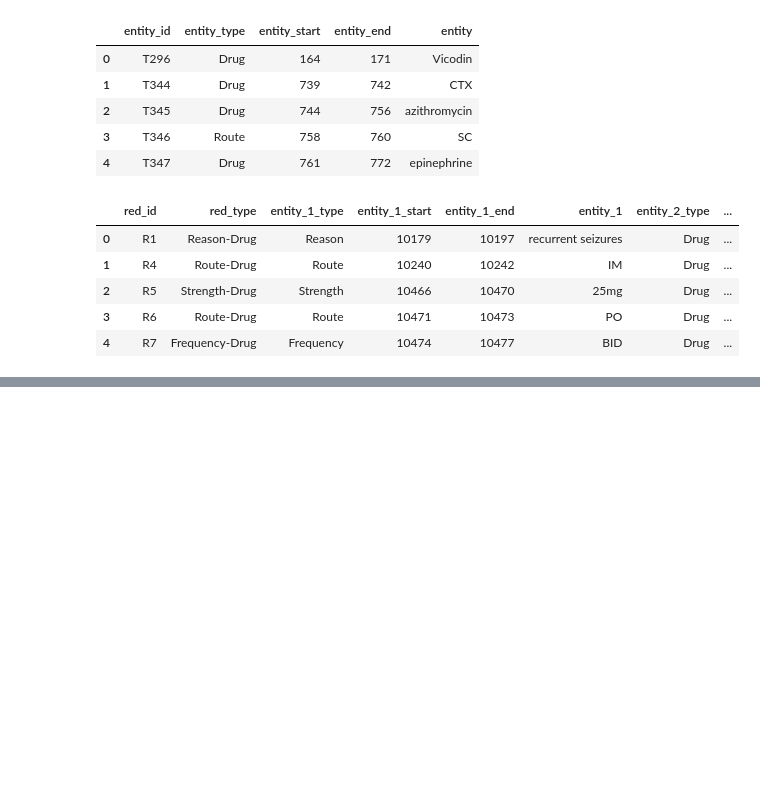
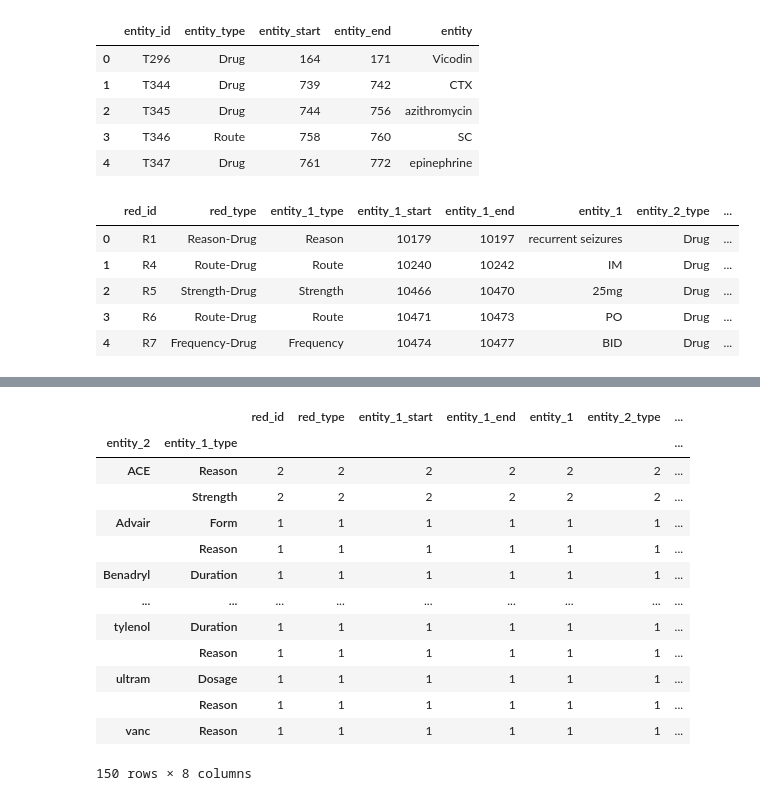
Before and after one commit to oakkas/n2c2_2018_task2_llm, a Jupyter notebook: Harvard__n2c2_NLP_Research_Data_Sets_2018_Track_2_ADE_and_Medication_Extraction_Challenge.ipynb, the cells around one changed output, grey strips where cells are left out. Saved outputs shown, nothing was run; the diff lists cells and outputs as text; code cells hidden in the pictures; blank space fills up the shorter version.

```diff
--- a/Harvard__n2c2_NLP_Research_Data_Sets_2018_Track_2_ADE_and_Medication_Extraction_Challenge.ipynb
+++ b/Harvard__n2c2_NLP_Research_Data_Sets_2018_Track_2_ADE_and_Medication_Extraction_Challenge.ipynb
@@ -579,0 +104,17 @@ r_lines_df2.head()
+# %%
+r_lines_df2.groupby(['entity_2', 'entity_1_type']).count()
+# %% [output]
+|  |  | red_id | red_type | entity_1_start | entity_1_end | entity_1 | entity_2_type | ... |
+| entity_2 | entity_1_type |  |  |  |  |  |  | ... |
+| ACE | Reason | 2 | 2 | 2 | 2 | 2 | 2 | ... |
+|  | Strength | 2 | 2 | 2 | 2 | 2 | 2 | ... |
+| Advair | Form | 1 | 1 | 1 | 1 | 1 | 1 | ... |
+|  | Reason | 1 | 1 | 1 | 1 | 1 | 1 | ... |
+| Benadryl | Duration | 1 | 1 | 1 | 1 | 1 | 1 | ... |
+| ... | ... | ... | ... | ... | ... | ... | ... | ... |
+| tylenol | Duration | 1 | 1 | 1 | 1 | 1 | 1 | ... |
+|  | Reason | 1 | 1 | 1 | 1 | 1 | 1 | ... |
+| ultram | Dosage | 1 | 1 | 1 | 1 | 1 | 1 | ... |
+|  | Reason | 1 | 1 | 1 | 1 | 1 | 1 | ... |
+| vanc | Reason | 1 | 1 | 1 | 1 | 1 | 1 | ... |
+150 rows × 8 columns
```
Also changed, not shown: parts of 9 cells of this notebook.
